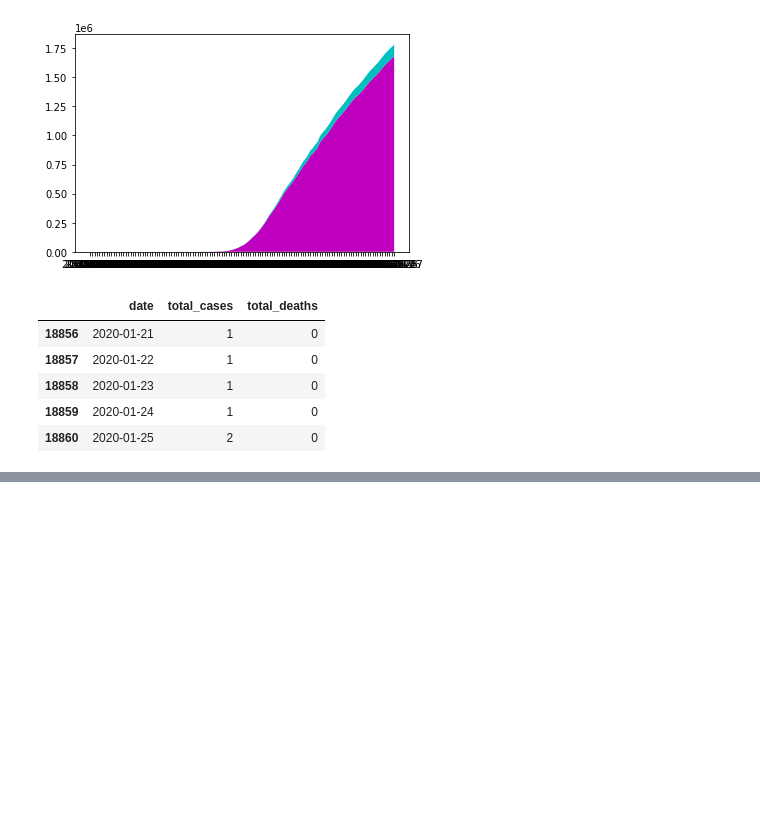
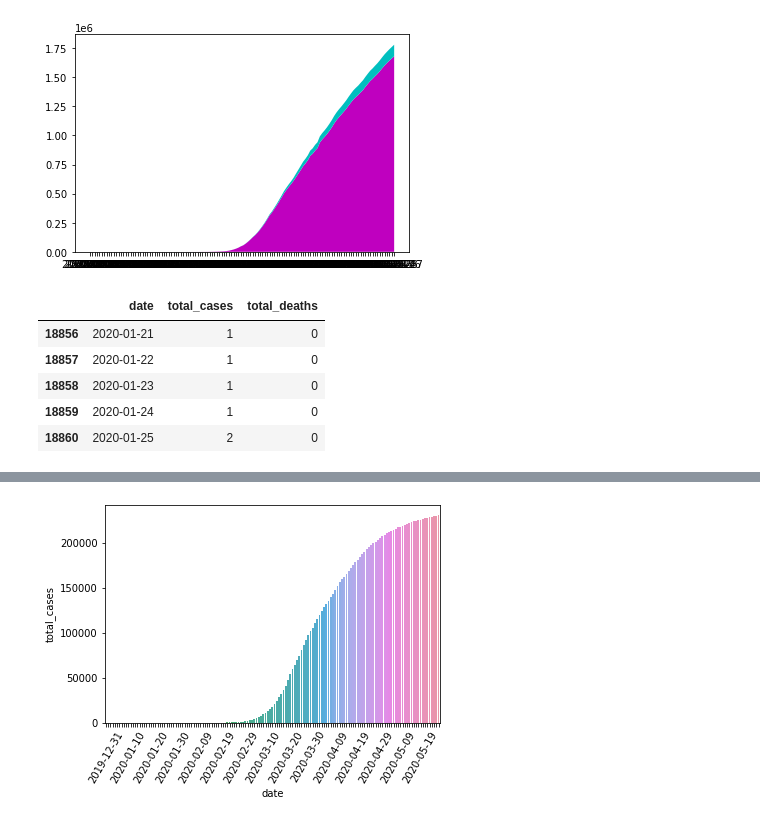
Before and after one commit to elizabethgallmeister/PIC10C-finalproject, a Jupyter notebook: final project-actual.ipynb, the cells around one changed output, grey strips where cells are left out. Saved outputs shown, nothing was run; the diff lists cells and outputs as text; code cells hidden in the pictures; blank space fills up the shorter version.

Commit message:
italy and china dfs

```diff
--- a/final project-actual.ipynb
+++ b/final project-actual.ipynb
@@ -267,0 +305,4 @@ for i, t in enumerate(ax.get_xticklabels()):
+# %%
+# Italy dataset
+italy = covid.loc[covid['location']=='Italy', ['date', 'total_cases', 'total_deaths']]
+italy.head()
@@ -267,0 +328,8 @@ for i, t in enumerate(ax.get_xticklabels()):
+# %%
+bx = sns.barplot(x = "date", y="total_cases", data=italy)
+bx.set_xticklabels(italy.date,rotation=60)
+for i, t in enumerate(bx.get_xticklabels()):
+    if (i % 10) != 0:
+        t.set_visible(False)
+# %% [output]
+[figure, added]
```
Also changed, not shown: parts of 13 cells of this notebook.
